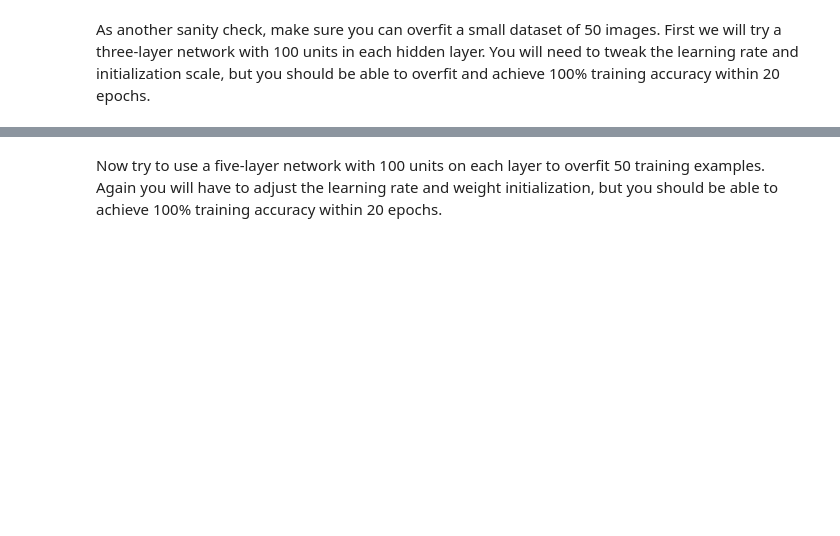
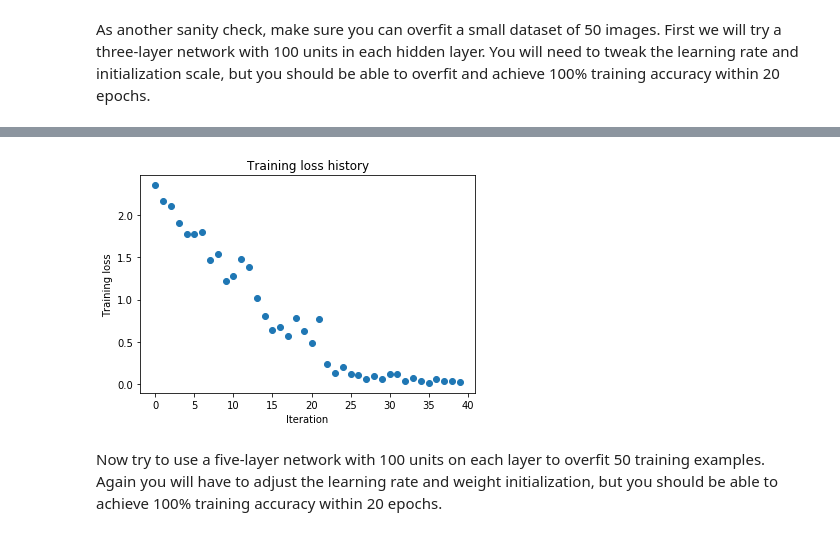
Before and after one commit to mkos/cs231n, a Jupyter notebook: assignment2/FullyConnectedNets.ipynb, the cells around one changed output, grey strips where cells are left out. Cells and saved outputs as stored; diff of their text form; code cells hidden in the pictures; blank space fills up the shorter version.

```diff
--- a/assignment2/FullyConnectedNets.ipynb
+++ b/assignment2/FullyConnectedNets.ipynb
@@ -384,7 +428,7 @@ small_data = {
 }
 
 weight_scale = 1e-2
-learning_rate = 1e-4
+learning_rate = 1e-2
 model = FullyConnectedNet([100, 100],
               weight_scale=weight_scale, dtype=np.float64)
 solver = Solver(model, small_data,
@@ -401,3 +445,4 @@ plt.title('Training loss history')
 plt.xlabel('Iteration')
 plt.ylabel('Training loss')
 plt.show()
+# %% [output]
@@ -404,3 +466,4 @@ plt.show()
+[figure, added]
 # %% [markdown]
 Now try to use a five-layer network with 100 units on each layer to overfit 50 training examples. Again you will have to adjust the learning rate and weight initialization, but you should be able to achieve 100% training accuracy within 20 epochs.
 # %%
```
Also changed, not shown: parts of 6 cells of this notebook, 1 other file.
